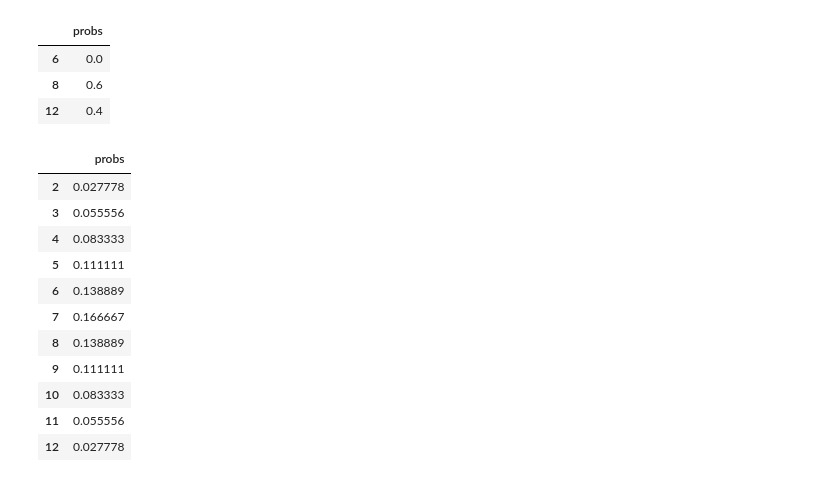
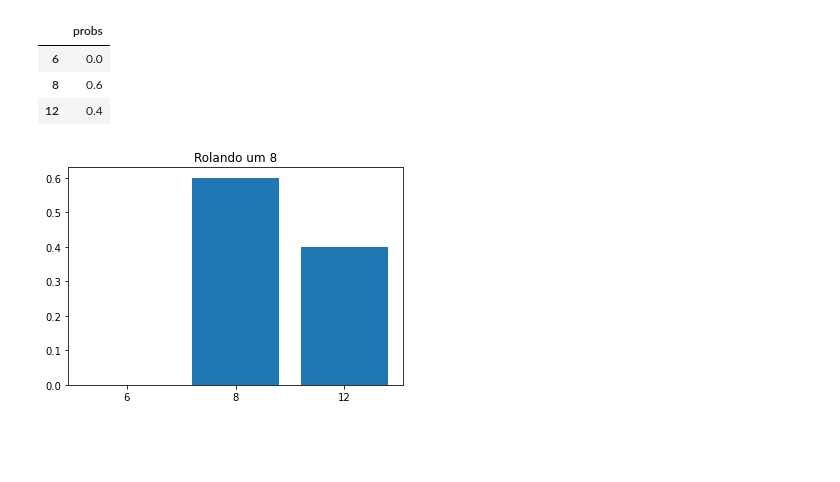
Before and after one commit to Comsertel/ThinkBayes, a Jupyter notebook: Chapter3.ipynb, the cells around one changed output. Saved outputs shown, nothing was run; the diff lists cells and outputs as text; code cells hidden in the pictures; blank space fills up the shorter version.

```diff
--- a/Chapter3.ipynb
+++ b/Chapter3.ipynb
@@ -224,6 +243,17 @@ posterior
 | 6 | 0.0 |
 | 8 | 0.6 |
 | 12 | 0.4 |
+# %%
+fig, ax = plt.subplots()
+x = range(len(posterior))
+ax.bar(x, posterior)
+
+ax.set_xticks(x)
+_ = ax.set_xticklabels(posterior.index)
+plt.title('Rolando um 8')
+plt.show()
+# %% [output]
+[figure, added]
 # %%
 def update_dice(pmf, data):
     """Update pmf based on new data."""
@@ -247,15 +265,0 @@ pmf = Pmf.from_seq(sequence)
-# %%
-pmf
-# %% [output]
-|  | probs |
-| 2 | 0.027778 |
-| 3 | 0.055556 |
-| 4 | 0.083333 |
-| 5 | 0.111111 |
-| 6 | 0.138889 |
-| 7 | 0.166667 |
-| 8 | 0.138889 |
-| 9 | 0.111111 |
-| 10 | 0.083333 |
-| 11 | 0.055556 |
-| 12 | 0.027778 |
```
Also changed, not shown: parts of 32 cells of this notebook.
